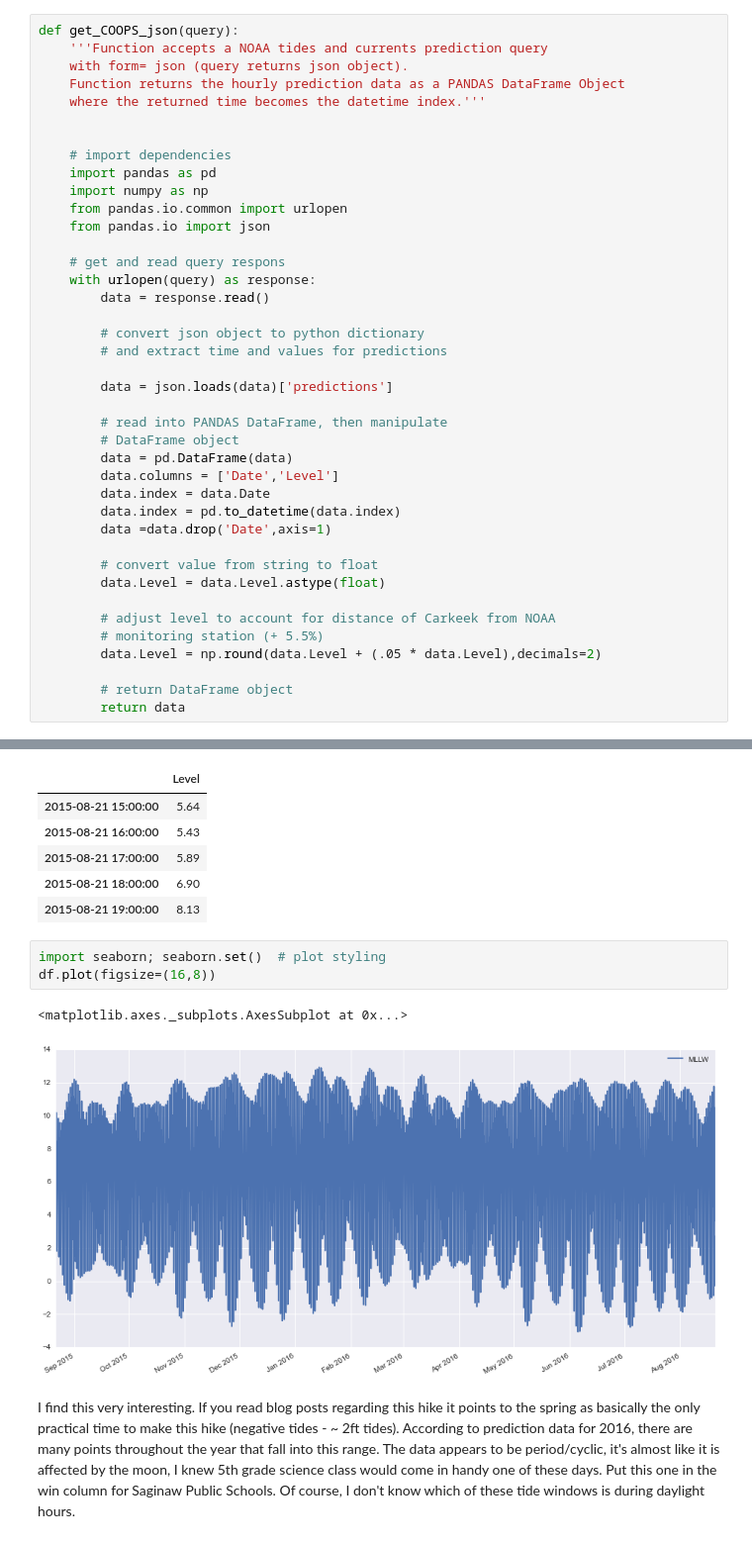
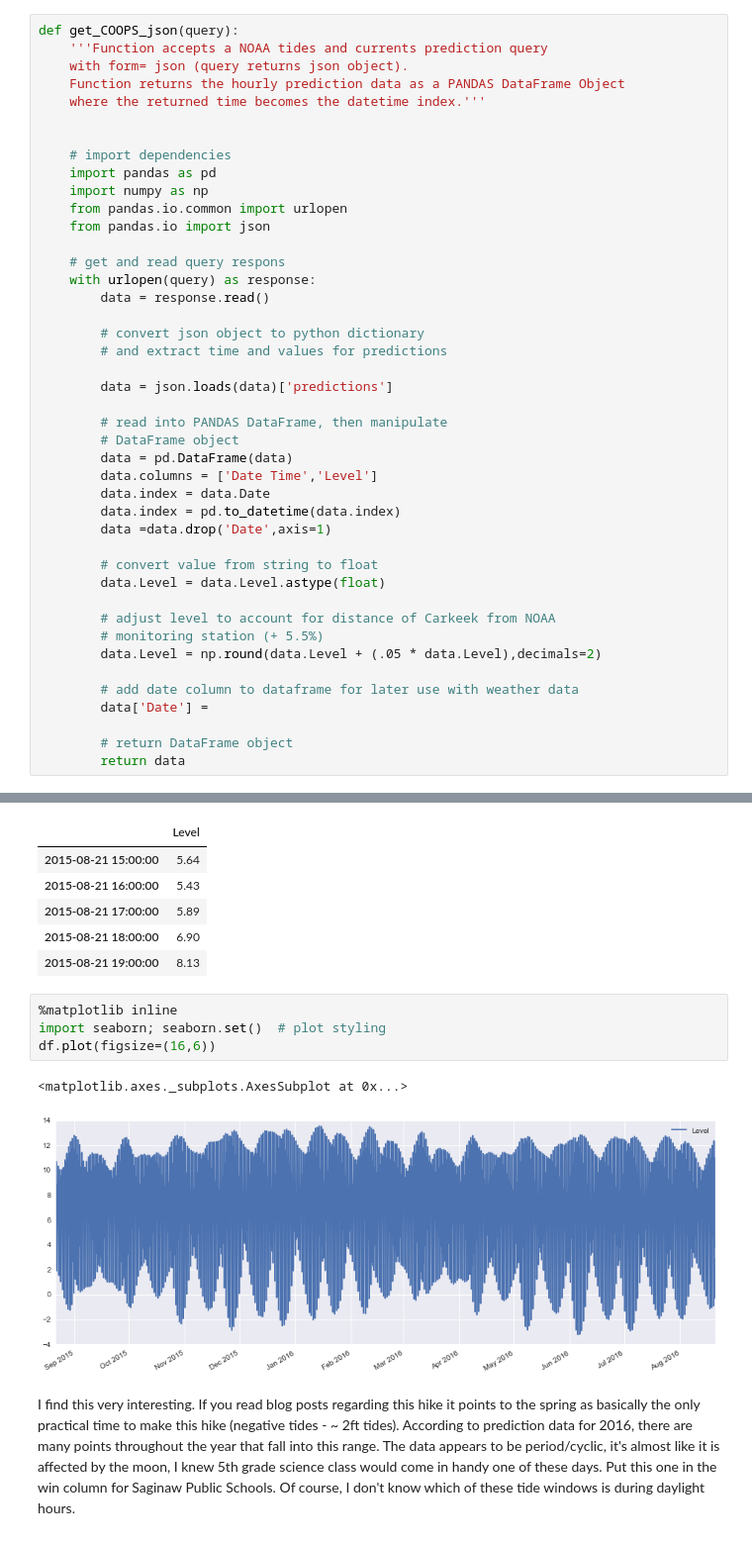
Before and after one commit to baumanab/seattle_tides, a Jupyter notebook: sandbox.ipynb, the cells around one changed output, grey strips where cells are left out. Shown at 99% size. Drawn from its saved outputs; the diff is of its cells as text.

Commit message:
Added date field to dataframe using DT index

```diff
--- a/sandbox.ipynb
+++ b/sandbox.ipynb
@@ -54,7 +54,7 @@ def get_COOPS_json(query):
         # read into PANDAS DataFrame, then manipulate
         # DataFrame object
         data = pd.DataFrame(data)
-        data.columns = ['Date','Level']
+        data.columns = ['Date Time','Level']
         data.index = data.Date
         data.index = pd.to_datetime(data.index)
         data =data.drop('Date',axis=1)
@@ -66,6 +66,9 @@ def get_COOPS_json(query):
         # monitoring station (+ 5.5%)
         data.Level = np.round(data.Level + (.05 * data.Level),decimals=2)
 
+        # add date column to dataframe for later use with weather data
+        data['Date'] =
+
         # return DataFrame object
         return data
 # %%
@@ -80,11 +83,12 @@ df.head()
 | 2015-08-21 18:00:00 | 6.90 |
 | 2015-08-21 19:00:00 | 8.13 |
 # %%
+%matplotlib inline
 import seaborn; seaborn.set()  # plot styling
-df.plot(figsize=(16,8))
+df.plot(figsize=(16,6))
 # %% [output]
 <matplotlib.axes._subplots.AxesSubplot at 0x...>
-[figure, old version]
+[figure, new version]
 # %% [markdown]
 I find this very interesting.  If you read blog posts regarding this hike it points to the spring as basically the only practical time to make this hike (negative tides - ~ 2ft tides).  According to prediction data for 2016, there are many points throughout the year that fall into this range.  The data appears to be period/cyclic, it's almost like it is affected by the moon, I knew 5th grade science class would come in handy one of these days.  Put this one in the win column for Saginaw Public Schools. Of course, I don't know which of these tide windows is during daylight hours.
 # %% [markdown]
```
Also changed, not shown: parts of 1 cell of this notebook.
